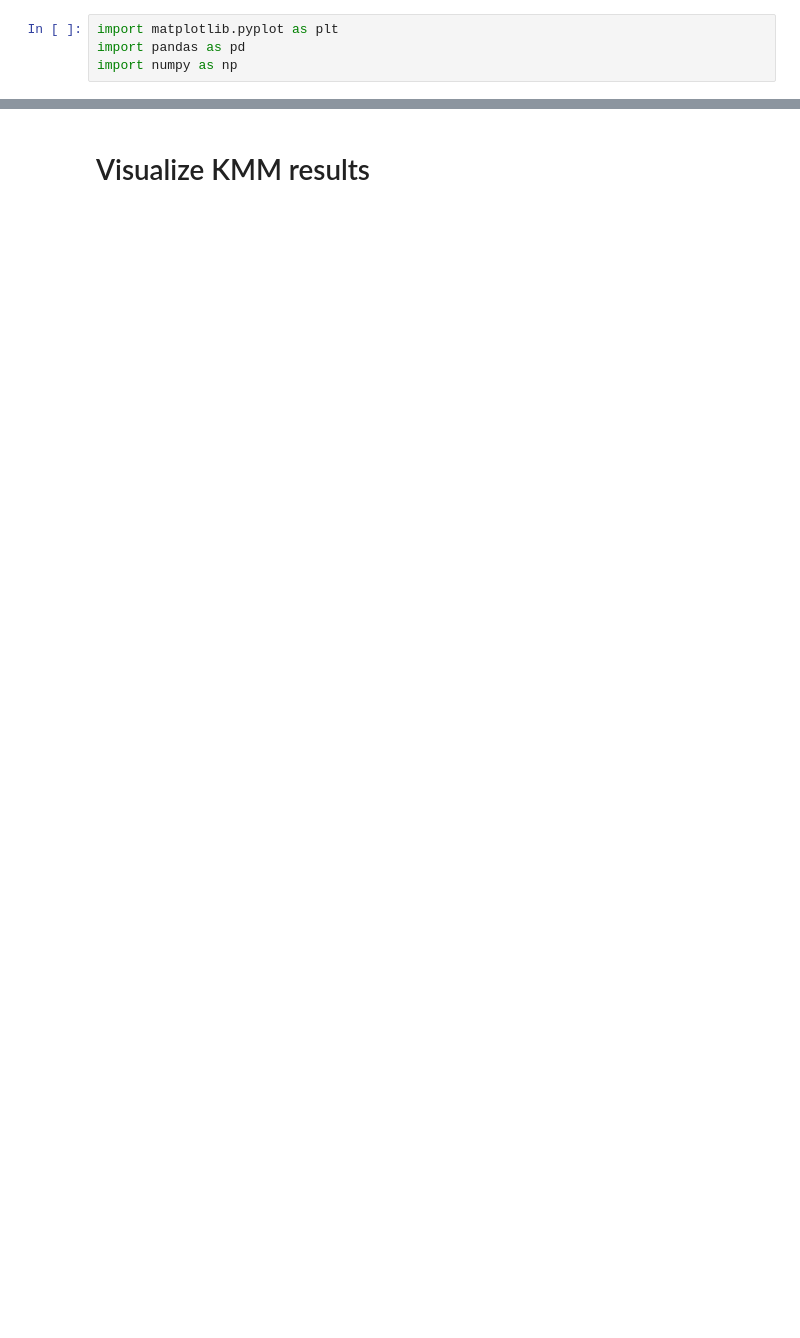
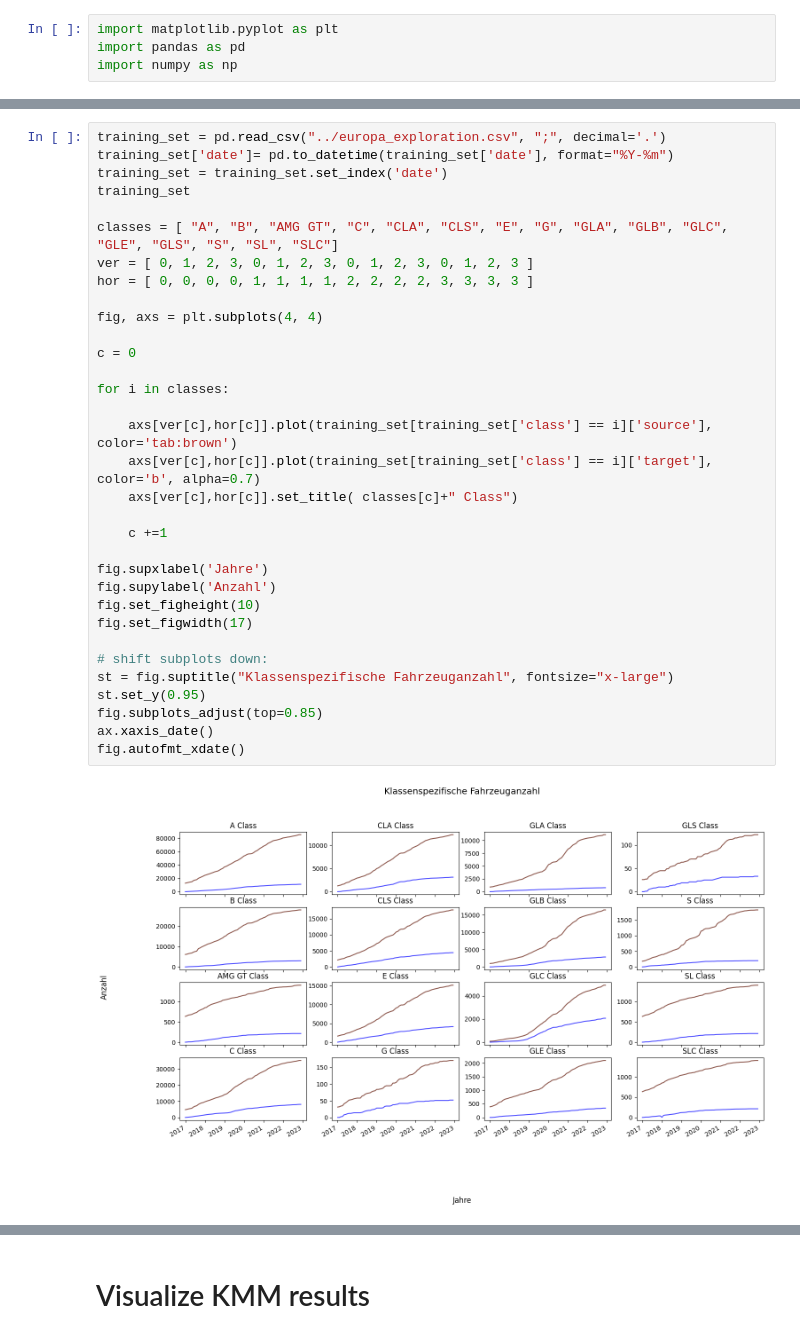
Before and after one commit to Malea-create/BA_transfer_learning, a Jupyter notebook: Visulization Notebooks/md_backtesting_evaluation.ipynb, the cells around one changed output, grey strips where cells are left out. Drawn from its saved outputs; the diff is of its cells as text; blank space fills up the shorter version.

```diff
--- a/Visulization Notebooks/md_backtesting_evaluation.ipynb
+++ b/Visulization Notebooks/md_backtesting_evaluation.ipynb
@@ -9,0 +30,35 @@ x
+# %%
+training_set = pd.read_csv("../europa_exploration.csv", ";", decimal='.')
+training_set['date']= pd.to_datetime(training_set['date'], format="%Y-%m")
+training_set = training_set.set_index('date')
+training_set
+
+classes = [ "A", "B", "AMG GT", "C", "CLA", "CLS", "E", "G", "GLA", "GLB", "GLC", "GLE", "GLS", "S", "SL", "SLC"]
+ver = [ 0, 1, 2, 3, 0, 1, 2, 3, 0, 1, 2, 3, 0, 1, 2, 3 ]
+hor = [ 0, 0, 0, 0, 1, 1, 1, 1, 2, 2, 2, 2, 3, 3, 3, 3 ]
+
+fig, axs = plt.subplots(4, 4)
+
+c = 0
+
+for i in classes:
+
+    axs[ver[c],hor[c]].plot(training_set[training_set['class'] == i]['source'], color='tab:brown')
+    axs[ver[c],hor[c]].plot(training_set[training_set['class'] == i]['target'], color='b', alpha=0.7)
+    axs[ver[c],hor[c]].set_title( classes[c]+" Class")
+
+    c +=1
+
+fig.supxlabel('Jahre')
+fig.supylabel('Anzahl')
+fig.set_figheight(10)
+fig.set_figwidth(17)
+
+# shift subplots down:
+st = fig.suptitle("Klassenspezifische Fahrzeuganzahl", fontsize="x-large")
+st.set_y(0.95)
+fig.subplots_adjust(top=0.85)
+ax.xaxis_date()
+fig.autofmt_xdate()
+# %% [output]
+[figure, added]
```
Also changed, not shown: parts of 7 cells of this notebook, 7 other files.
